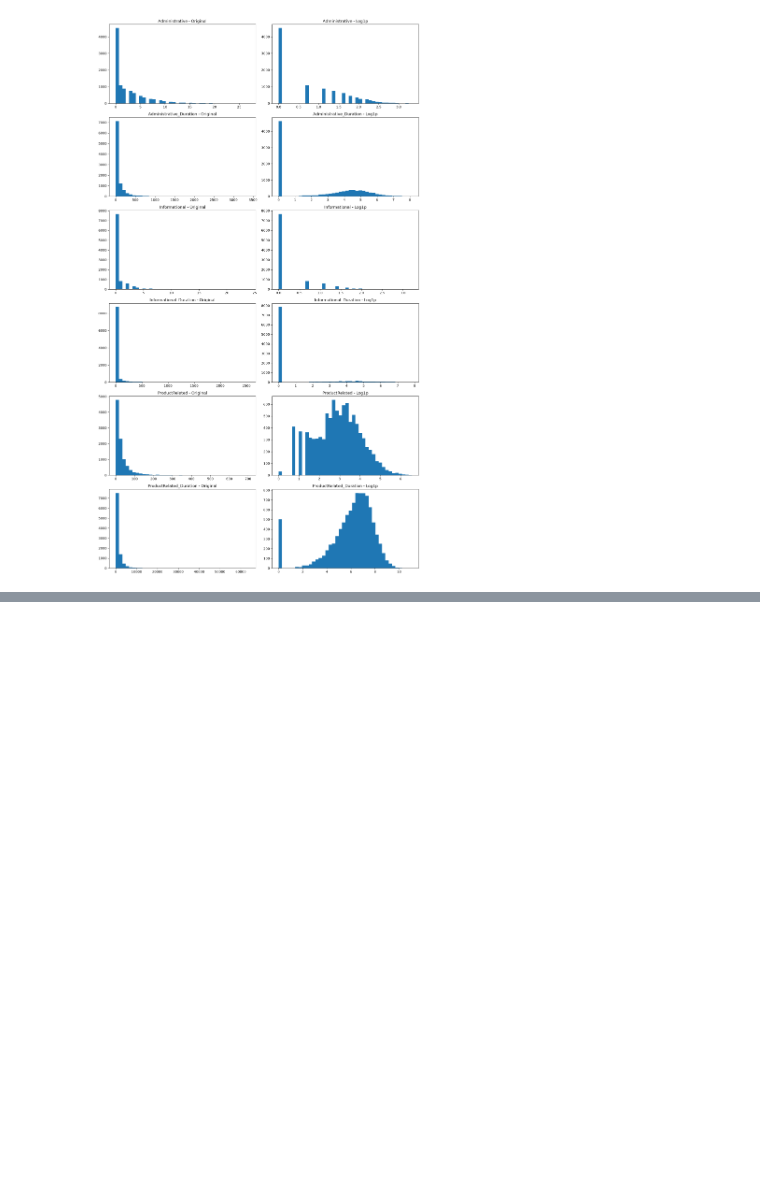
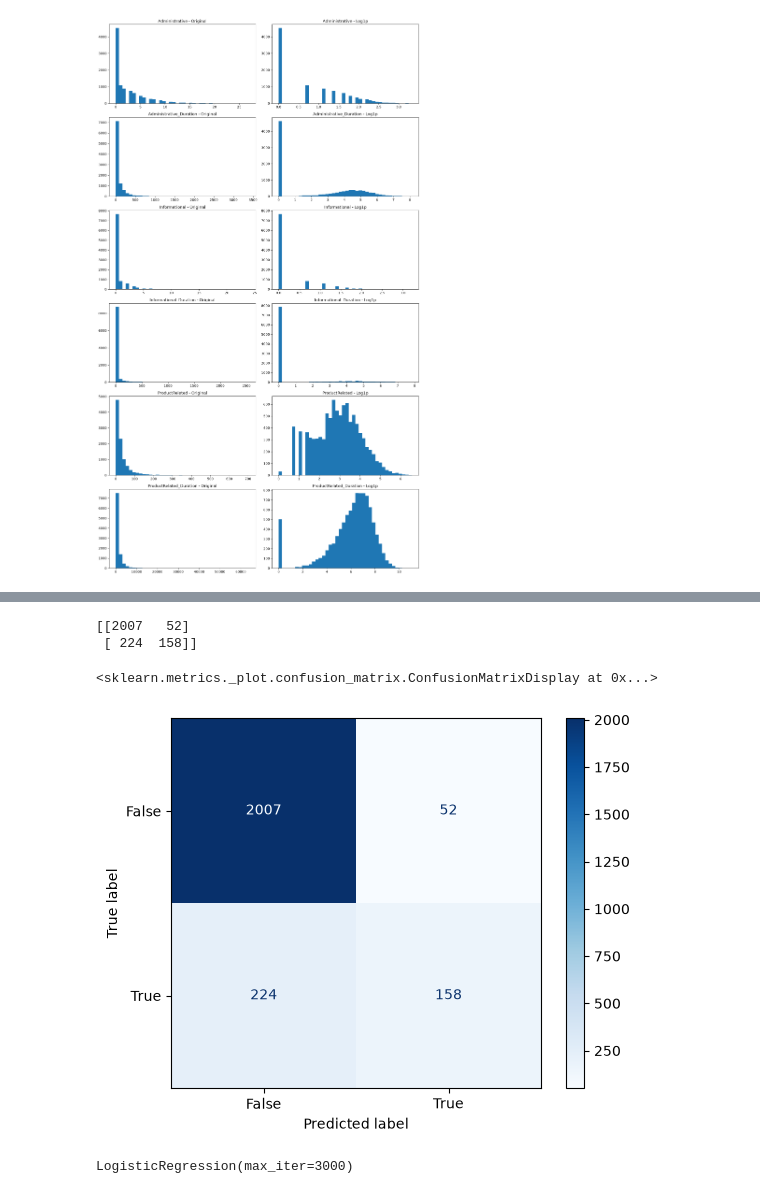
Before and after one commit to dhyankrshna-r4ce/online_shopping_purchase_prediction, a Jupyter notebook: online_shopping_purchase_intention.ipynb, the cells around one changed output, grey strips where cells are left out. Cells and saved outputs as stored; diff of their text form; code cells hidden in the pictures; blank space fills up the shorter version.

Commit message:
Rebuilt preprocessing with RobustScaler and OneHotEncoder, created validation split, and evaluated class-weighted Logistic Regression with threshold tuning

```diff
--- a/online_shopping_purchase_intention.ipynb
+++ b/online_shopping_purchase_intention.ipynb
@@ -454,3 +454,8 @@ plt.tight_layout()
 plt.show()
 # %% [output]
 [figure]
+# %%
+from sklearn.preprocessing import StandardScaler
+scaler_s = StandardScaler()
+x_train_standard = scaler_s.fit_transform(x_train_num)
+x_test_standard = scaler_s.transform(x_test_num)
@@ -456,0 +467,3 @@ plt.show()
+# %%
+x_train_standard_final = np.concatenate([x_train_standard, x_train_encoded], axis=1)
+x_test_standard_final = np.concatenate([x_test_standard, x_test_encoded], axis=1)
@@ -456,0 +489,5 @@ plt.show()
+# %%
+from sklearn.linear_model import LogisticRegression
+
+lr_model = LogisticRegression(max_iter=1000)
+lr_model.fit(x_train_standard_final, y_train)
@@ -456,0 +496,2 @@ plt.show()
+# %%
+y_pred = lr_model.predict(x_test_standard_final)
@@ -456,0 +538,20 @@ plt.show()
+# %%
+cm = confusion_matrix(y_test, y_pred)
+print(cm)
+# %% [output]
+[[2007   52]
+ [ 224  158]]
+# %%
+ConfusionMatrixDisplay.from_predictions(
+    y_test,
+    y_pred,
+    cmap='Blues'
+)
+# %% [output]
+<sklearn.metrics._plot.confusion_matrix.ConfusionMatrixDisplay at 0x...>
+[figure, added]
+# %%
+lr_robust_model = LogisticRegression(max_iter=3000)
+lr_robust_model.fit(x_train_robust_final, y_train)
+# %% [output]
+LogisticRegression(max_iter=3000)
```
Also changed, not shown: parts of 48 cells of this notebook.
